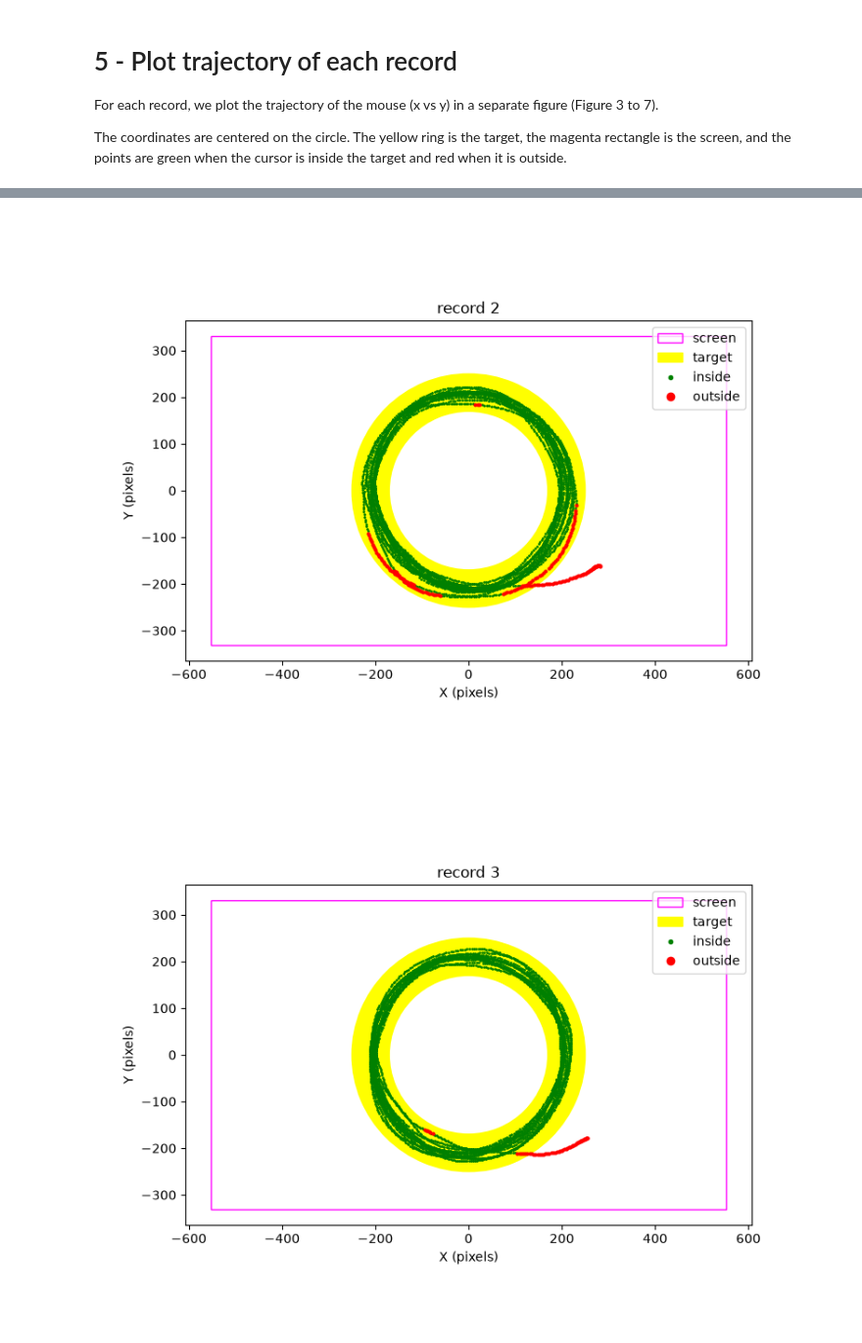
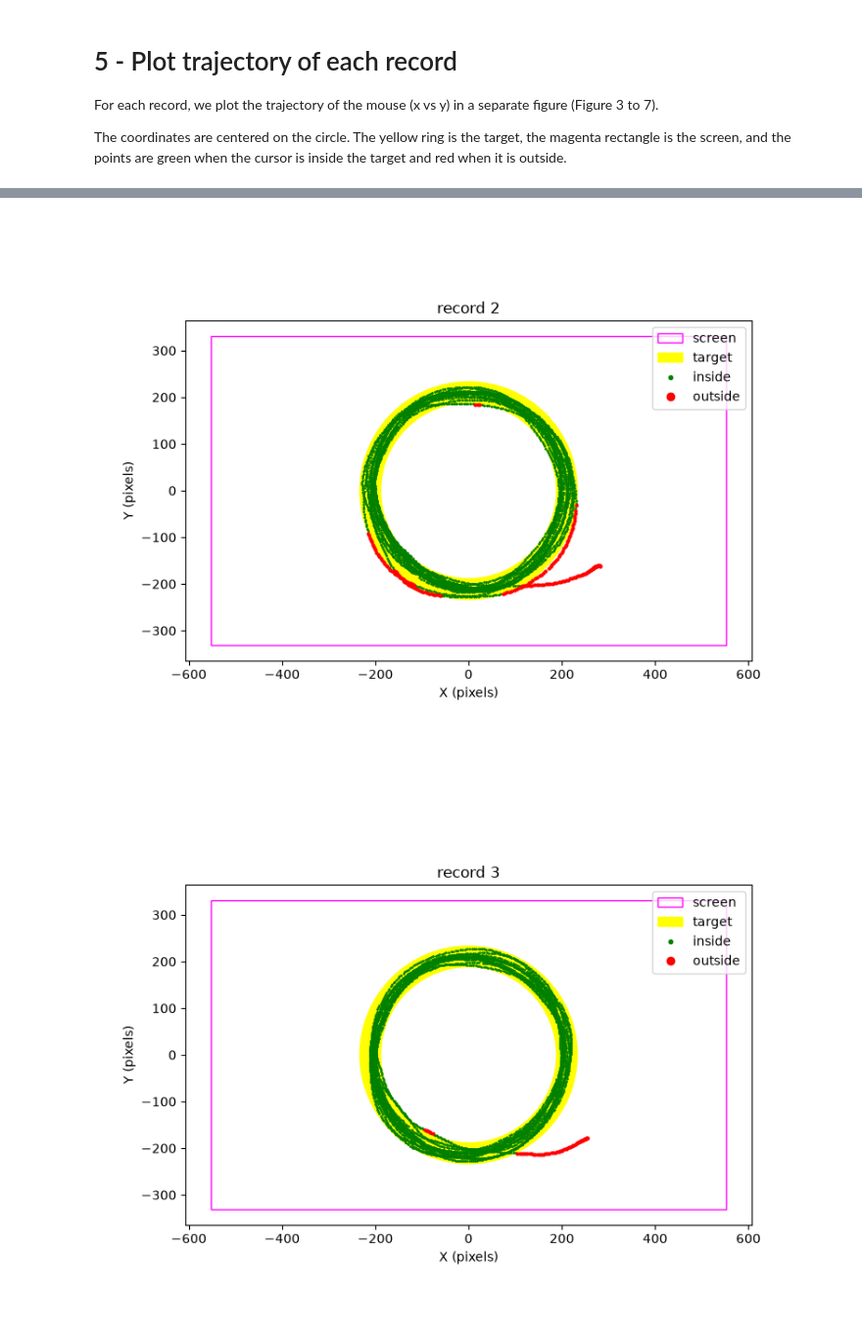
Before and after one commit to jeanne-le-roux-web/circular-task-analysis, a Jupyter notebook: notebooks/02_graphics.ipynb, the cells around one changed output, grey strips where cells are left out. Shown at 98% size. Cells and saved outputs as stored; diff of their text form; code cells hidden in the pictures.

Commit message:
Correction
Correct the width of the ring, remove wedget and add an observation markdown cell after the graphs.

```diff
--- a/notebooks/02_graphics.ipynb
+++ b/notebooks/02_graphics.ipynb
@@ -113,18 +113,18 @@ For each record, we plot the trajectory of the mouse (x vs y) in a separate figu
 The coordinates are centered on the circle.
 The yellow ring is the target, the magenta rectangle is the screen, and the points are green when the cursor is inside the target and red when it is outside.
 # %%
-from matplotlib.patches import Wedge # for drawing the yellow target ring
-
 plt.close("all") # start from scratch each time the cell is run
 
 first_fig = 3 # number of the first figure of this task (Figure 3 to 7)
 
-# center of the circle, radii of the target and half-size of the screen (read from the header)
+# center of the circle and half-size of the screen (read from the header)
 cx, cy = params["centerX"], params["centerY"]
-r_int = params["internalRadius"] # 170 px
-r_ext = params["externalRadius"] # 250 px
 half_w = params["screenWidth"] / 2
 half_h = params["screenHeight"] / 2
+
+# limits of the zone allowed for the cursor center (edges of the ring minus the cursor)
+r_in = params["internalRadius"] + params["cursorRadius"]                              # 186 px
+r_out = params["externalRadius"] - params["cursorRadius"] - params["borderRadius"]    # 233 px
 
 for i in range(n_records):
     # centered coordinates: center of the circle = (0, 0), y axis pointing up
@@ -138,16 +138,17 @@ for i in range(n_records):
     # screen (magenta rectangle)
     ax.add_patch(Rectangle((-half_w, -half_h), 2 * half_w, 2 * half_h,
                            fill=False, edgecolor="magenta", label="screen"))
-    # target ring (yellow), between the internal and external radius
-    ax.add_patch(Wedge((0, 0), r_ext, 0, 360, width=r_ext - r_int, # angle 0-360 to draw a full circle
-                       color="yellow", label="target"))
+    # target ring (yellow): a yellow disk (r_out) with a white disk (r_in) on top of it
+    # zorder=0 and 1 keep both below the points (zorder=2)
+    ax.add_patch(Circle((0, 0), r_out, color="yellow", zorder=0, label="target"))
+    ax.add_patch(Circle((0, 0), r_in, color="white", zorder=1))
 
     # points inside the target (small, green) and outside (bigger, red)
     ax.plot(xi[inside], yi[inside], ".", color="green", markersize=2, label="inside")
     ax.plot(xi[~inside], yi[~inside], ".", color="red", markersize=4, label="outside")
 
     ax.set_aspect("equal") # same scale for x and y, so the circle is round
-    ax.autoscale_view() # automatically set the limits of the axes to fit the data
+    ax.autoscale_view() # automatically set the limits of the axes to fit the data and the shapes
     ax.set_title(f"record {i}")
     ax.set_xlabel("X (pixels)")
     ax.set_ylabel("Y (pixels)")
@@ -161,2 +162,2 @@ for i in range(n_records):
-[figure, old version]
+[figure, new version]
-[figure, old version]
+[figure, new version]
```
Also changed, not shown: parts of 2 cells of this notebook.
